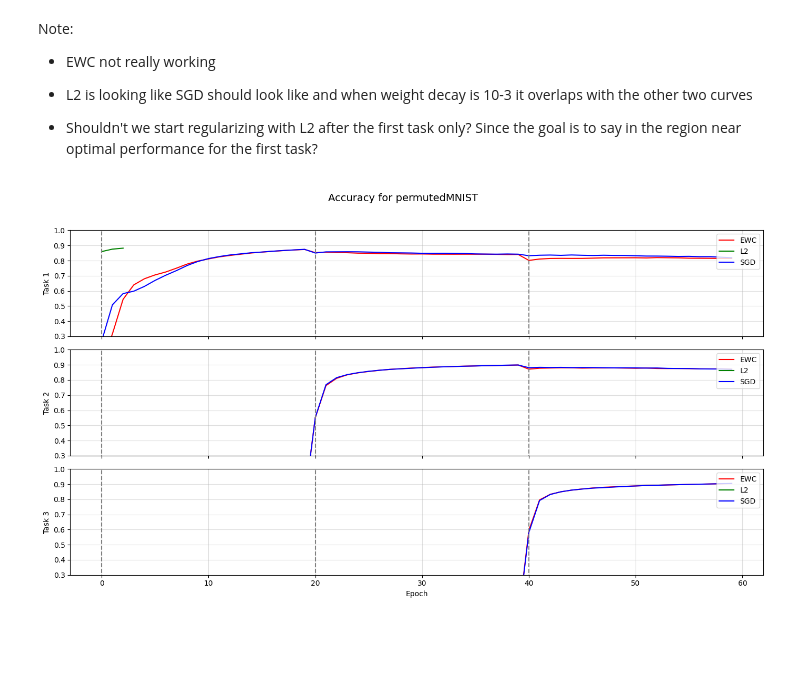
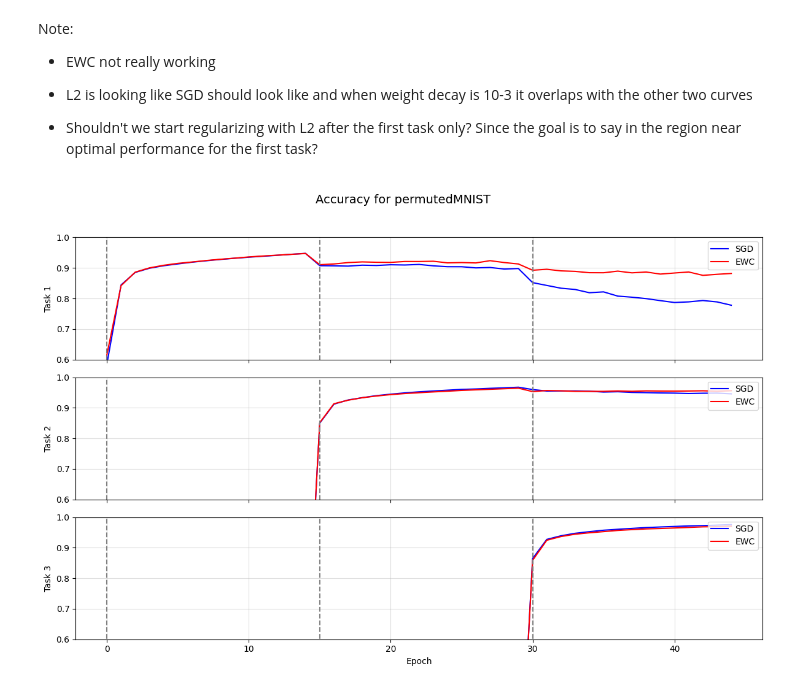
Before and after one commit to LinusCrugnola/foil_project, a Jupyter notebook: project.ipynb, the cells around one changed output. Drawn from its saved outputs; the diff is of its cells as text; code cells hidden in the pictures; blank space fills up the shorter version.

Commit message:
ewc (lambda=4000) seems to be working (the plot is correct), new ewc version will be tested, l2 needs to be tested

```diff
--- a/project.ipynb
+++ b/project.ipynb
@@ -345,7 +546,7 @@ def check_early_stopping(model, val_accuracies, task_idx, epoch, num_epochs, bes
     # Early stopping condition based on validation error (all tasks)
     # NOTE: my interpretation of "Early stopping was implemented by computing the test error on the
     # validation set for all pixel permutations" is that we should use val_accuracies of all tasks
-    all_tasks_val_accuracy = np.mean(val_accuracies[:, task_idx * num_epochs + epoch])
+    all_tasks_val_accuracy = np.mean(val_accuracies[:task_idx+1, task_idx * num_epochs + epoch])
 
     current_val_error = 1 - all_tasks_val_accuracy
     if current_val_error < best_avg_val_error:
@@ -355,7 +556,7 @@ def check_early_stopping(model, val_accuracies, task_idx, epoch, num_epochs, bes
     else:
         counter += 1
 
-    print(f"Mean Val Accuracy: {all_tasks_val_accuracy:.4f}, early_stopping_counter: {counter},  Finished!")
+    print(f"Mean Val Accuracy: {all_tasks_val_accuracy:.4f},  Finished!")
 
     return best_model_state, counter, best_avg_val_error
 # %%
@@ -549,0 +751,20 @@ Early stopping triggered, restoring best model state.
+# %%
+# Train with EWC
+new_model = new_Fcn(num_hidden_layers=2, hidden_size=400)
+
+optimizer = torch.optim.SGD(new_model.parameters(), lr=1e-2) # should be 1e-3
+num_epochs = 15
+criterion = nn.CrossEntropyLoss()
+early_stopping = False
+lambda_ewc = 4000
+regularization = {"mode": "ewc", "hyperparameter": lambda_ewc}
+
+training_config = {
+    "optimizer": optimizer,
+    "num_epochs": num_epochs,
+    "criterion": criterion,
+    "early_stopping": early_stopping,
+    "regularization": regularization
+}
+print("***********permutation dataset***********")
+metrics_perm["new_ewc"] = train_sequential_tasks_ismail(new_model, perm_tasks, training_config=training_config)
@@ -558,7 +783,7 @@ model = Fcn(num_hidden_layers=2, hidden_size=400)
 optimizer = torch.optim.SGD(model.parameters(), lr=1e-3, weight_decay=1e-2)
 num_epochs = 15
 criterion = nn.CrossEntropyLoss()
-early_stopping = True
+early_stopping = False
 regularization = {"mode": "l2", "hyperparameter": 1e-2}
 
 training_config = {
@@ -570,9 +795,6 @@ training_config = {
 }
 print("***********permutation dataset***********")
 metrics_perm["l2"] = train_sequential_tasks_ismail(model, perm_tasks, training_config=training_config)
-print("***********rotation dataset***********")
-model = Fcn(num_hidden_layers=2, hidden_size=400) # Reset model
-metrics_rot["l2"] = train_sequential_tasks_ismail(model, rot_tasks, training_config=training_config)
 # %% [output]
 Training with L2 regularization (l2_reg = 0.01)
 Training on Task 1/3
@@ -603,22 +829,26 @@ Note:
 # %%
 def plot_fig_2A(metrics, num_epochs, data_set_name):
   n_tasks, total_epochs = metrics["sgd"]["train_accuracies"].shape
-  fig, axes = plt.subplots(n_tasks, 1, figsize=(14, 8), sharex=True)
+  fig, axes = plt.subplots(n_tasks, 1, figsize=(12, 8), sharex=True)
 
   for i in range(n_tasks):
+    valid_epochs_sgd = np.where(metrics["sgd"]["train_accuracies"][i] >= 0)[0]
+    axes[i].plot(valid_epochs_sgd, metrics["sgd"]["train_accuracies"][i, valid_epochs_sgd], label=f"SGD", color = "blue")
+
     valid_epochs_ewc = np.where(metrics["ewc"]["train_accuracies"][i] >= 0)[0]
     axes[i].plot(valid_epochs_ewc, metrics["ewc"]["train_accuracies"][i, valid_epochs_ewc], label=f"EWC", color = "red")
 
+    #valid_epochs_ewc = np.where(metrics["new_ewc"]["train_accuracies"][i] >= 0)[0]
+    #axes[i].plot(valid_epochs_ewc, metrics["new_ewc"]["train_accuracies"][i, valid_epochs_ewc], label=f"new EWC", color = "blue")
+    """"
     valid_epochs_l2 = np.where(metrics["l2"]["train_accuracies"] >= 0)[0]
     axes[i].plot(valid_epochs_l2, metrics["l2"]["train_accuracies"][i, valid_epochs_l2], label=f"L2", color = "green")
-
-    valid_epochs_sgd = np.where(metrics["sgd"]["train_accuracies"][i] >= 0)[0]
-    axes[i].plot(valid_epochs_sgd, metrics["sgd"]["train_accuracies"][i, valid_epochs_sgd], label=f"SGD", color = "blue")
+    """
 
     axes[i].vlines(np.arange(0, total_epochs, num_epochs), 0.2, 1.0, linestyles="--", colors="gray")
     axes[i].set_ylabel(f"Task {i + 1}")
     axes[i].legend(loc="upper right", fontsize=10)
-    axes[i].set_ylim(0.3, 1.0)
+    axes[i].set_ylim(0.6, 1.0)
     axes[i].grid(alpha=0.4)
 
   plt.xlabel("Epoch")
@@ -629,6 +859,6 @@ def plot_fig_2A(metrics, num_epochs, data_set_name):
   plt.show()
 # %%
 plot_fig_2A(metrics_perm, num_epochs, "permutedMNIST")
-plot_fig_2A(metrics_rot, num_epochs, "rotatedMNIST")
+#plot_fig_2A(metrics_rot, num_epochs, "rotatedMNIST")
 # %% [output]
-[figure, old version]
+[figure, new version]
```
Also changed, not shown: parts of 10 cells of this notebook, 1 other file.
